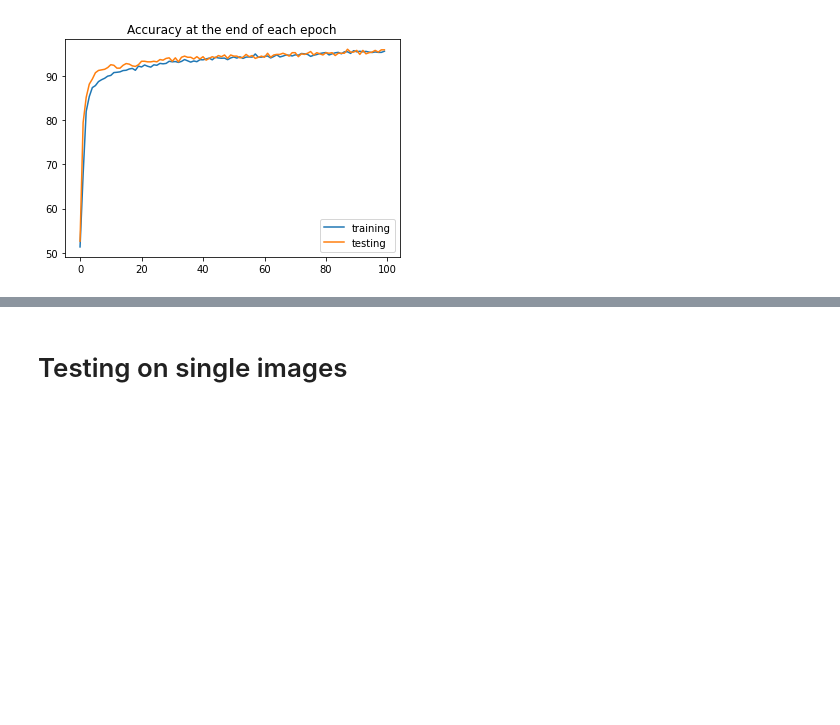
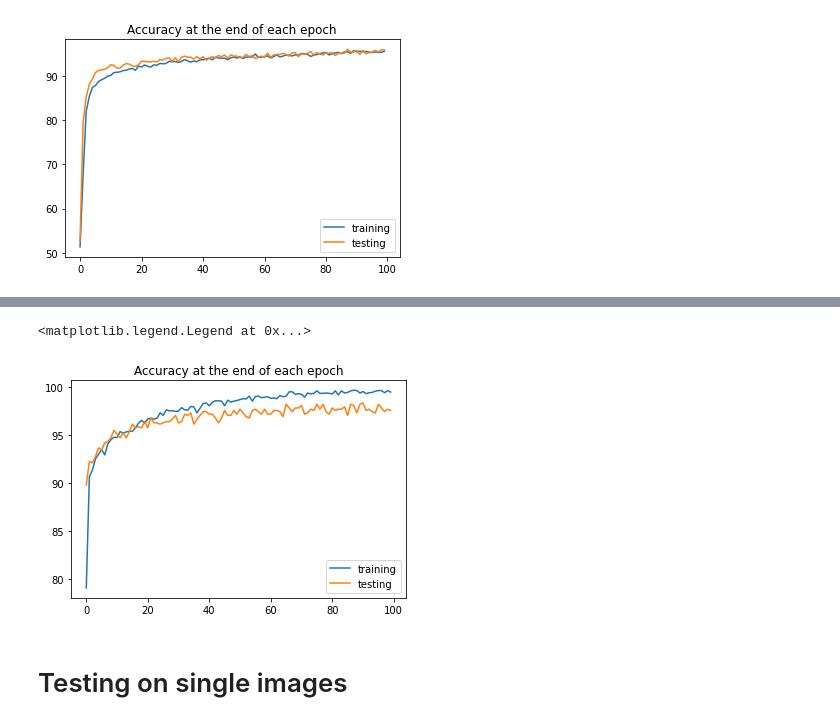
Before and after one commit to matszewczyk/projekt-eiasr, a Jupyter notebook: FaceMask_our_network.ipynb, the cells around one changed output, grey strips where cells are left out. Saved outputs shown, nothing was run; the diff lists cells and outputs as text; code cells hidden in the pictures; blank space fills up the shorter version.

```diff
--- a/FaceMask_our_network.ipynb
+++ b/FaceMask_our_network.ipynb
@@ -399,0 +430,8 @@ torch.save(CNNmodel.state_dict(), 'siec_od_0_95%_lr_00001_ep100.pt')
+# %%
+plt.plot([x/(len(train_idx)/100) for x in np.array(train_correct)], label='training')
+plt.plot([x/(len(test_idx)/100) for x in np.array(test_correct)], label='testing')
+plt.title('Accuracy at the end of each epoch')
+plt.legend()
+# %% [output]
+<matplotlib.legend.Legend at 0x...>
+[figure, added]
```
Also changed, not shown: parts of 12 cells of this notebook, 2 other files.
